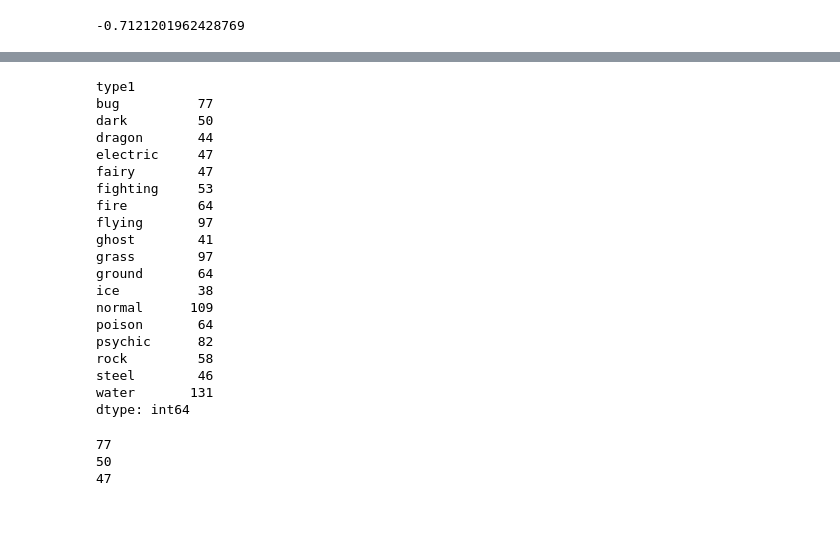
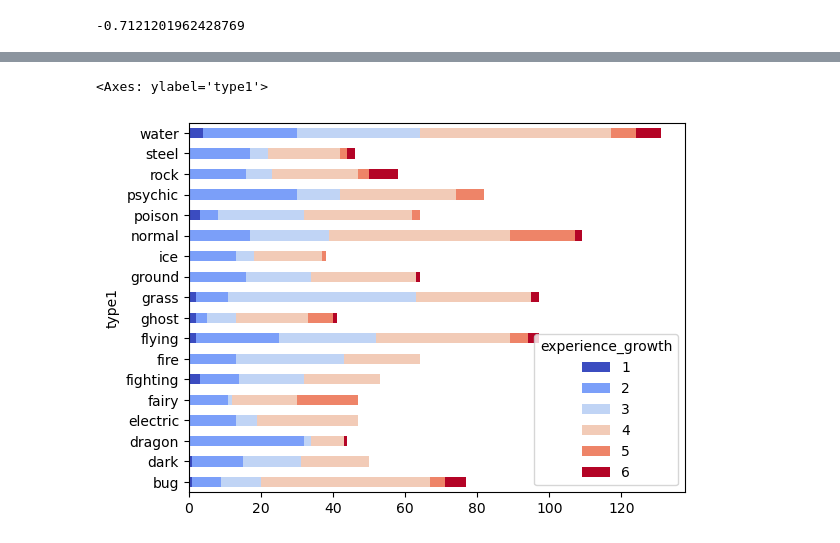
Before and after one commit to infoshareacademy/jdszr12-databenders, a Jupyter notebook: pokemon_python_rb.ipynb, the cells around one changed output, grey strips where cells are left out. Drawn from its saved outputs; the diff is of its cells as text; code cells hidden in the pictures; blank space fills up the shorter version.

```diff
--- a/pokemon_python_rb.ipynb
+++ b/pokemon_python_rb.ipynb
@@ -157,31 +171,7 @@ plt.xticks(rotation = 90)
 # %%
-pokedata5.groupby(['type1']).size()
+pokedata6 = pokedata5[['type1', 'experience_growth']]
+pokedata6 = pokedata6.groupby(['experience_growth','type1']).size().unstack(level=0)
+pokedata6.plot(kind = 'bar', stacked = True, mark_right = True, colormap = 'coolwarm')
 # %% [output]
-type1
-bug          77
-dark         50
-dragon       44
-electric     47
-fairy        47
-fighting     53
-fire         64
-flying       97
-ghost        41
-grass        97
-ground       64
-ice          38
-normal      109
-poison       64
-psychic      82
-rock         58
-steel        46
-water       131
-dtype: int64
+<Axes: ylabel='type1'>
+[figure, added]
-# %%
-print(len(pokedata.query('type2 == "bug" or type1 == "bug"')))
-print(len(pokedata.query('type2 == "dark" or type1 == "dark"')))
-print(len(pokedata.query('type2 == "electric" or type1 == "electric"')))
-# %% [output]
-77
-50
-47
```
Also changed, not shown: parts of 4 cells of this notebook.
